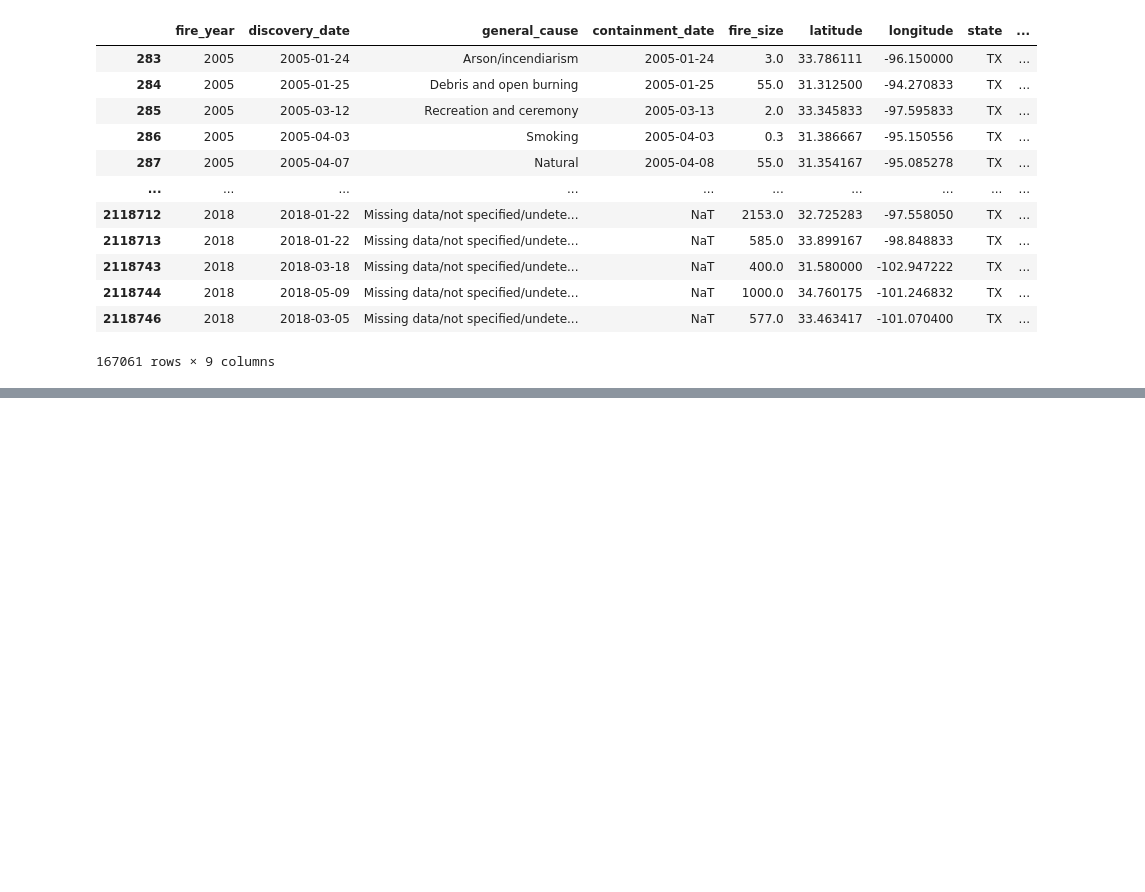
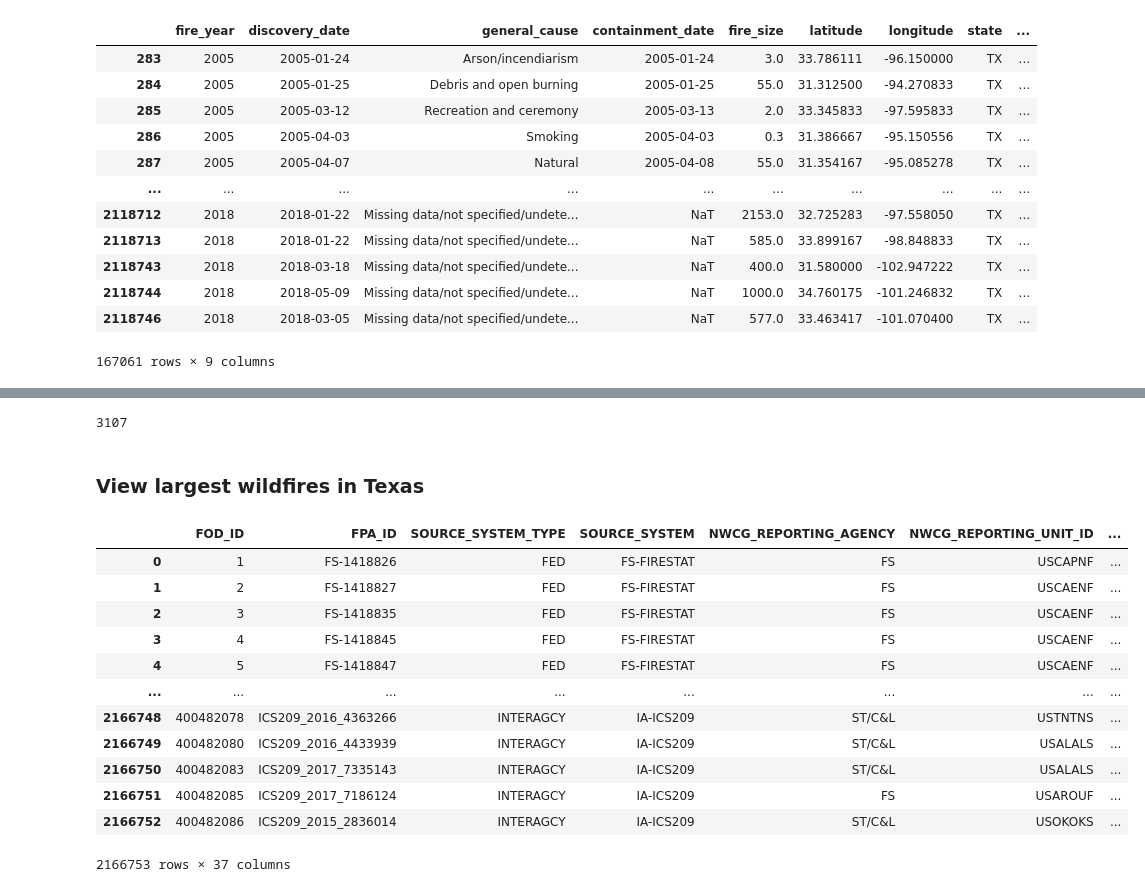
Before and after one commit to Dames-Researching-Flames/Sound-the-Alarm, a Jupyter notebook: Individual Works/kristine_workbook.ipynb, the cells around one changed output, grey strips where cells are left out. Saved outputs shown, nothing was run; the diff lists cells and outputs as text; code cells hidden in the pictures; blank space fills up the shorter version.

```diff
--- a/Individual Works/kristine_workbook.ipynb
+++ b/Individual Works/kristine_workbook.ipynb
@@ -679,0 +674,28 @@ tx_fires['fire_size'].value_counts()[0.01]
+# %%
+# there are 3,107 fires that had a fire size of 0.01 acres
+
+tx_fires['fire_size'].value_counts()[0.01]
+# %% [output]
+3107
+# %% [markdown]
+### View largest wildfires in Texas
+# %%
+pd.set_option('display.max_columns', None)
+# %%
+# bring in original dataset with fire names
+wf_namesdf = pd.read_csv('fires.csv', index_col=0)
+wf_namesdf
+# %% [output]
+|  | FOD_ID | FPA_ID | SOURCE_SYSTEM_TYPE | SOURCE_SYSTEM | NWCG_REPORTING_AGENCY | NWCG_REPORTING_UNIT_ID | ... |
+| 0 | 1 | FS-1418826 | FED | FS-FIRESTAT | FS | USCAPNF | ... |
+| 1 | 2 | FS-1418827 | FED | FS-FIRESTAT | FS | USCAENF | ... |
+| 2 | 3 | FS-1418835 | FED | FS-FIRESTAT | FS | USCAENF | ... |
+| 3 | 4 | FS-1418845 | FED | FS-FIRESTAT | FS | USCAENF | ... |
+| 4 | 5 | FS-1418847 | FED | FS-FIRESTAT | FS | USCAENF | ... |
+| ... | ... | ... | ... | ... | ... | ... | ... |
+| 2166748 | 400482078 | ICS209_2016_4363266 | INTERAGCY | IA-ICS209 | ST/C&L | USTNTNS | ... |
+| 2166749 | 400482080 | ICS209_2016_4433939 | INTERAGCY | IA-ICS209 | ST/C&L | USALALS | ... |
+| 2166750 | 400482083 | ICS209_2017_7335143 | INTERAGCY | IA-ICS209 | ST/C&L | USALALS | ... |
+| 2166751 | 400482085 | ICS209_2017_7186124 | INTERAGCY | IA-ICS209 | FS | USAROUF | ... |
+| 2166752 | 400482086 | ICS209_2015_2836014 | INTERAGCY | IA-ICS209 | ST/C&L | USOKOKS | ... |
+2166753 rows × 37 columns
```
Also changed, not shown: parts of 16 cells of this notebook.
